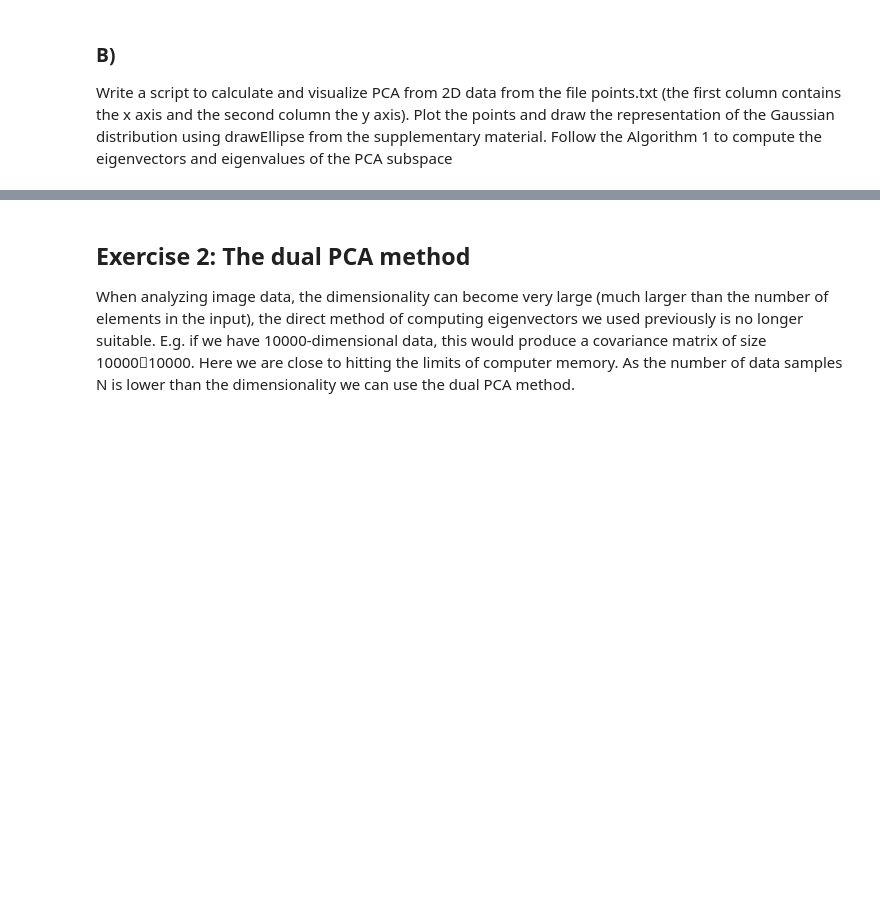
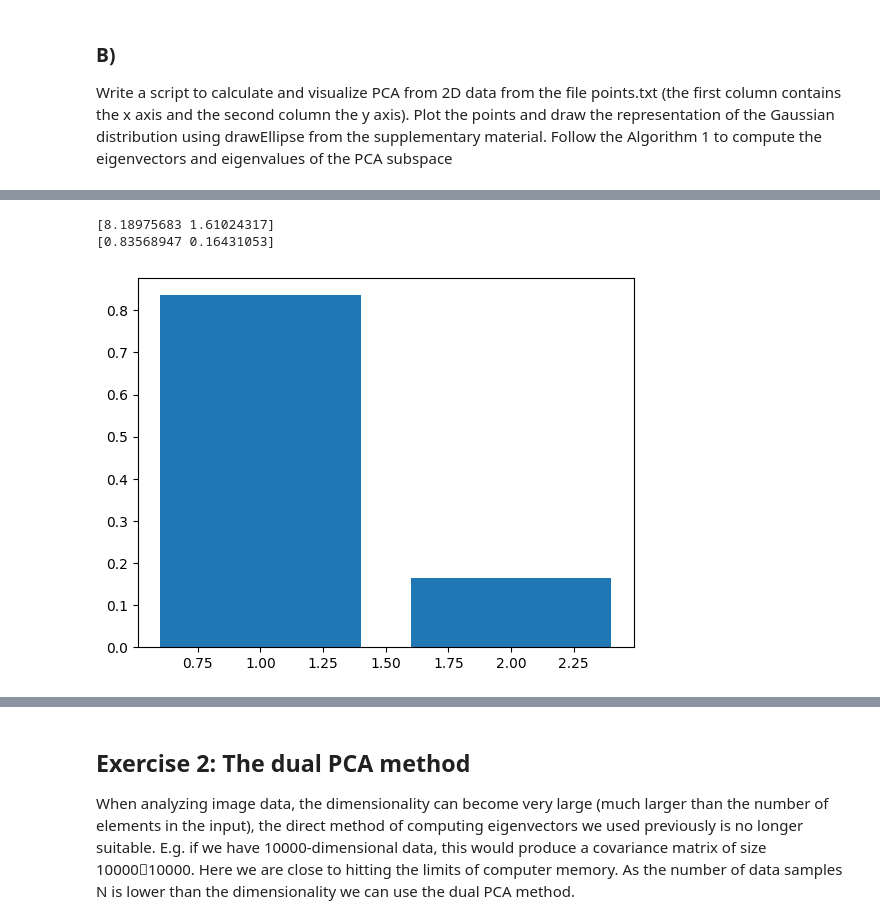
Before and after one commit to BlazBone/uz-vaje, a Jupyter notebook: assignment6/assignemnt6.ipynb, the cells around one changed output, grey strips where cells are left out. Saved outputs shown, nothing was run; the diff lists cells and outputs as text; code cells hidden in the pictures; blank space fills up the shorter version.

```diff
--- a/assignment6/assignemnt6.ipynb
+++ b/assignment6/assignemnt6.ipynb
@@ -75,0 +93,15 @@ print(eig_vec)
+# %%
+eigenvalues = V
+print(eigenvalues)
+eigenvalues = eigenvalues / np.sum(eigenvalues)
+
+print(eigenvalues)
+## bar plot the eigenvalues
+plt.bar([1,2], eigenvalues)
+plt.show()
+
+# about 83 % of the variance is explained by the first eigenvector
+# %% [output]
+[8.18975683 1.61024317]
+[0.83568947 0.16431053]
+[figure, added]
```
Also changed, not shown: parts of 9 cells of this notebook.
